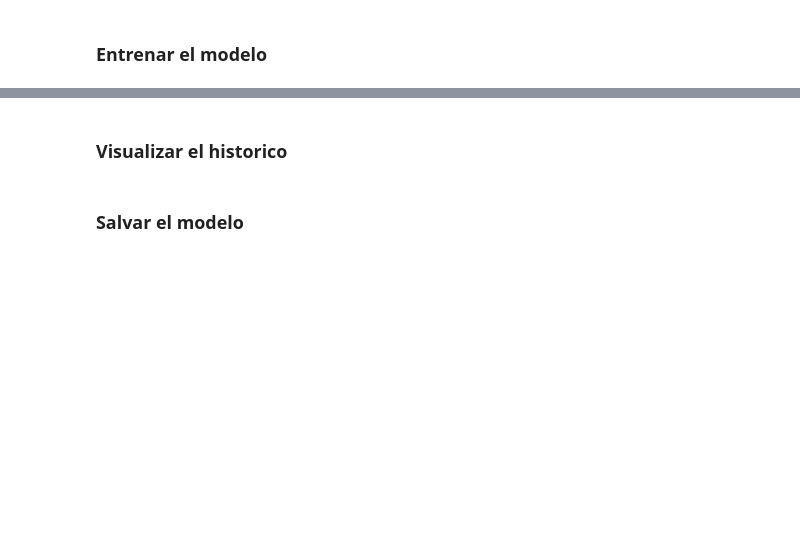
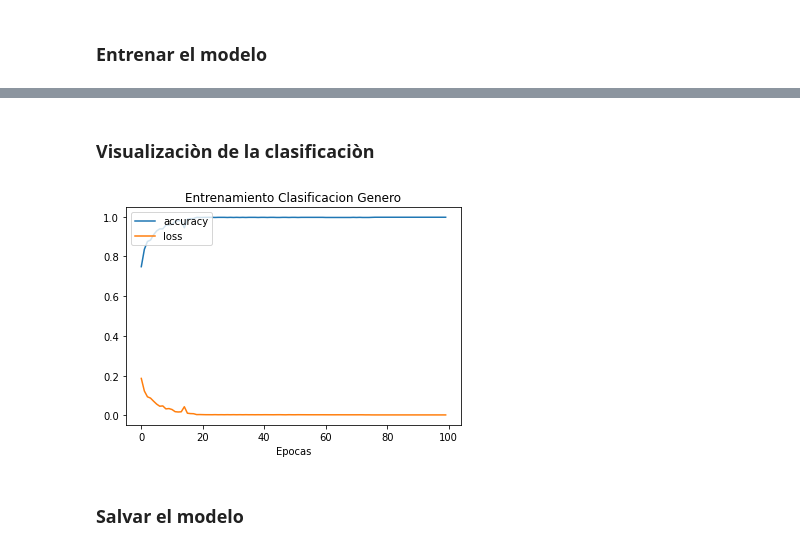
Before and after one commit to jolusafe5/GengerAndAgeDetectionNeuralNetwork, a Jupyter notebook: GenderModel.ipynb, the cells around one changed output, grey strips where cells are left out. Saved outputs shown, nothing was run; the diff lists cells and outputs as text; code cells hidden in the pictures; blank space fills up the shorter version.

```diff
--- a/GenderModel.ipynb
+++ b/GenderModel.ipynb
@@ -202,9 +369,12 @@ def buildModel(width,height,depth,classes):
 # %%
 # build model
-model = buildModel(width=IMG_DIMS[0], height=IMG_DIMS[1], depth=IMG_DIMS[2],classes=2)
+#model = buildModel(width=IMG_DIMS[0], height=IMG_DIMS[1], depth=IMG_DIMS[2],classes=2)
+#opt = Adam(lr=LR, decay=LR/EPOCS)
+#model.compile(loss="binary_crossentropy", optimizer=opt, metrics=["accuracy"])
 
+model = buildModelSimple(x_test_sc.shape[1],60)
 # compile the model
-opt = Adam(lr=LR, decay=LR/EPOCS)
-model.compile(loss="binary_crossentropy", optimizer=opt, metrics=["accuracy"])
+model.compile(loss='mse', optimizer=keras.optimizers.SGD(lr=LR),metrics=['accuracy'])
+#model.compile(loss='binary_crossentropy', optimizer=keras.optimizers.SGD(lr=LR),metrics=['accuracy'])
 # %% [markdown]
 ### Entrenar el modelo
@@ -281,10 +459,14 @@ array([[1., 0.],
 # %%
 # train the model
-#history = model.fit_generator(aug.flow(x_train, y_train, batch_size=BATCH_SIZE),
- #                       validation_data=(x_test,y_test),
-  #                      steps_per_epoch=len(x_train),
-   #                     epochs=EPOCS, verbose=1)
+#x_train_sc_extended=x_train_sc.reshape(x_train_sc.shape[0],IMG_DIMS[0],IMG_DIMS[1],IMG_DIMS[2])
+#x_test_extended=x_test.reshape(x_test.shape[0],IMG_DIMS[0],IMG_DIMS[1],IMG_DIMS[2])
 
-history=model.fit(x_train,y_train,epochs=EPOCS,batch_size=BATCH_SIZE)
+#history = model.fit_generator(aug.flow(x_train_sc_extended, y_train, batch_size=BATCH_SIZE),
+#                              validation_data=(x_test_extended,y_test),
+#                              steps_per_epoch=len(x_train_sc_extended),
+#                              epochs=EPOCS, verbose=1)
+
+history=model.fit(x_train_sc,y_train,epochs=100,batch_size=BATCH_SIZE)
+#history=model.fit(aug.flow(x_train, y_train, batch_size=32),batch_size=BATCH_SIZE)
 # %% [output]
 Epoch 1/100
@@ -307,19 +489,15 @@ Epoch 18/100
-# %% [markdown]
-### Visualizar el historico
-# %%
-# plot training/validation loss/accuracy
-plt.style.use("ggplot")
-plt.figure()
-N = EPOCHS
-plt.plot(np.arange(0,N), history.history["loss"], label="train_loss")
-plt.plot(np.arange(0,N), history.history["val_loss"], label="val_loss")
-plt.plot(np.arange(0,N), history.history["acc"], label="train_acc")
-plt.plot(np.arange(0,N), history.history["val_acc"], label="val_acc")
-
-plt.title("Training Loss and Accuracy")
-plt.xlabel("Epoch #")
-plt.ylabel("Loss/Accuracy")
-plt.legend(loc="upper right")
+# %% [markdown]
+### Visualizaciòn de la clasificaciòn
+# %%
+##Visualizacion de la clasificaciòn
+plt.plot(history.history['accuracy'],label='accuracy')
+plt.plot(history.history['loss'],label='loss')
+plt.title('Entrenamiento Clasificacion Genero')
+plt.xlabel('Epocas')
+plt.legend(loc='upper left')
+plt.show()
+# %% [output]
+[figure, added]
 # %% [markdown]
 ### Salvar el modelo
 # %%
```
Also changed, not shown: parts of 59 cells of this notebook, 4 other files.
